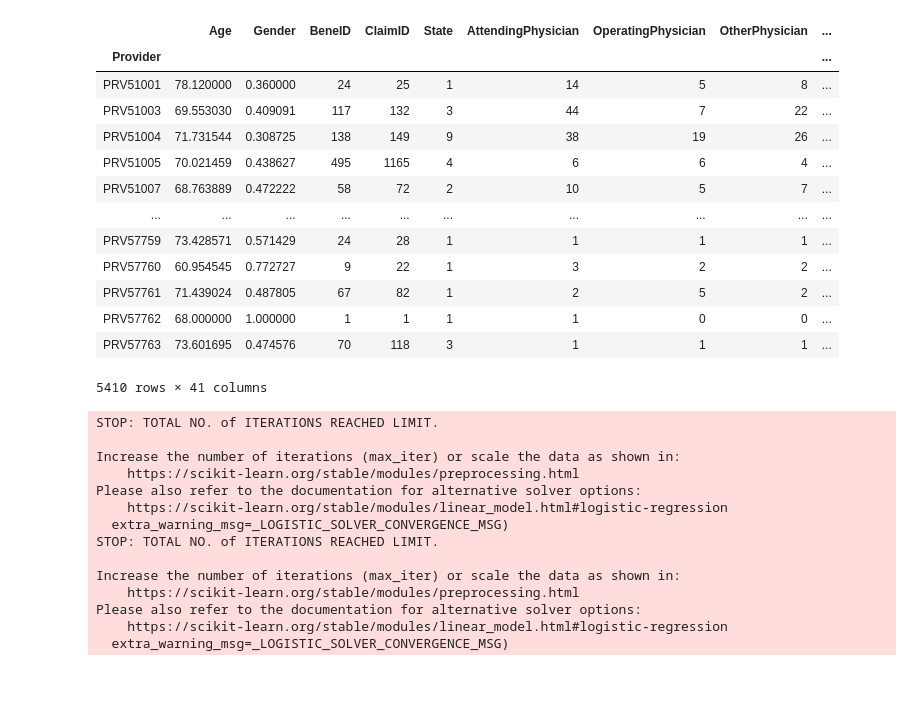
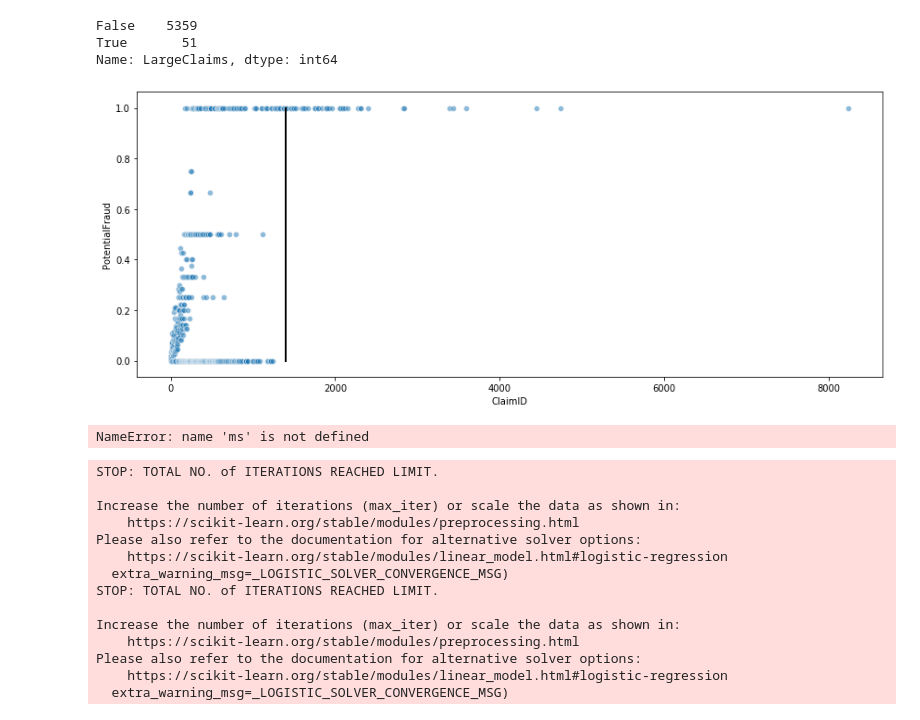
Before and after one commit to DebLeong/HealthCareCapstone, a Jupyter notebook: sam/Logistic Modeling.ipynb, the cells around one changed output. Cells and saved outputs as stored; diff of their text form; code cells hidden in the pictures; blank space fills up the shorter version.

```diff
--- a/sam/Logistic Modeling.ipynb
+++ b/sam/Logistic Modeling.ipynb
@@ -67,17 +36,8 @@ x.drop(columns = ['patNet_min','patNet_mean','docNet_min','docNet_mean'], inplac
-# %%
-x
-# %% [output]
-|  | Age | Gender | BeneID | ClaimID | State | AttendingPhysician | OperatingPhysician | OtherPhysician | ... |
-| Provider |  |  |  |  |  |  |  |  | ... |
-| PRV51001 | 78.120000 | 0.360000 | 24 | 25 | 1 | 14 | 5 | 8 | ... |
-| PRV51003 | 69.553030 | 0.409091 | 117 | 132 | 3 | 44 | 7 | 22 | ... |
-| PRV51004 | 71.731544 | 0.308725 | 138 | 149 | 9 | 38 | 19 | 26 | ... |
-| PRV51005 | 70.021459 | 0.438627 | 495 | 1165 | 4 | 6 | 6 | 4 | ... |
-| PRV51007 | 68.763889 | 0.472222 | 58 | 72 | 2 | 10 | 5 | 7 | ... |
-| ... | ... | ... | ... | ... | ... | ... | ... | ... | ... |
-| PRV57759 | 73.428571 | 0.571429 | 24 | 28 | 1 | 1 | 1 | 1 | ... |
-| PRV57760 | 60.954545 | 0.772727 | 9 | 22 | 1 | 3 | 2 | 2 | ... |
-| PRV57761 | 71.439024 | 0.487805 | 67 | 82 | 1 | 2 | 5 | 2 | ... |
-| PRV57762 | 68.000000 | 1.000000 | 1 | 1 | 1 | 1 | 0 | 0 | ... |
-| PRV57763 | 73.601695 | 0.474576 | 70 | 118 | 3 | 1 | 1 | 1 | ... |
-5410 rows × 41 columns
+# %%
+data['LargeClaims'] = data['ClaimID'] > 1300
+# %%
+data['LargeClaims'].value_counts()
+# %% [output]
+False    5359
+True       51
+Name: LargeClaims, dtype: int64
@@ -83,0 +48,21 @@ x
+# %%
+plt.figure(figsize=(12,5))
+
+feature = 'ClaimID'
+df = data.groupby(feature)['PotentialFraud'].mean().reset_index()
+ax1 = sns.scatterplot(x='ClaimID', y='PotentialFraud',alpha=0.5, data=df)
+plt.plot([1400,1400], [0, 1], color='k', linestyle='-', linewidth=2)
+#ax1.set(yscale="log",xscale="log")
+#ax1.set(xlabel='Max Size of Provider Network by Shared Patients', ylabel = 'Average Nearest Neighbor Size')
+plt.tight_layout()
+#plt.xlim(0,9000)
+
+# ax2 = plt.subplot(122)
+# ax2 = sns.scatterplot(x='docDegMax', y='docMANN', hue='PotentialFraud',alpha=0.5, data=data)
+
+# ax2.set(xlabel='Max Size of Provider Network by Shared Doctors', ylabel='Average Nearest Neighbor Size')
+# plt.tight_layout()
+#plt.xlim(0,9000)
+#plt.annotate('Fraud: ?', (1000.6, 105))
+# %% [output]
+[figure, added]
@@ -84,3 +88,12 @@ x
+# %%
+x_train, x_test, y_train, y_test = ms.train_test_split(x,y,
+                                                       test_size=1.0/3, random_state=0)
+
+print('Original: {}, {}'.format(x.shape, y.shape))
+print('Training: {}, {}'.format(x_train.shape, y_train.shape))
+print('Test:     {}, {}'.format(x_test.shape, y_test.shape))
+# %% [output]
+NameError: name 'ms' is not defined
 # %%
 from sklearn import linear_model
 logit_balanced = linear_model.LogisticRegression(solver = 'lbfgs',class_weight='balanced')
```
Also changed, not shown: parts of 92 cells of this notebook, 10 other files.
